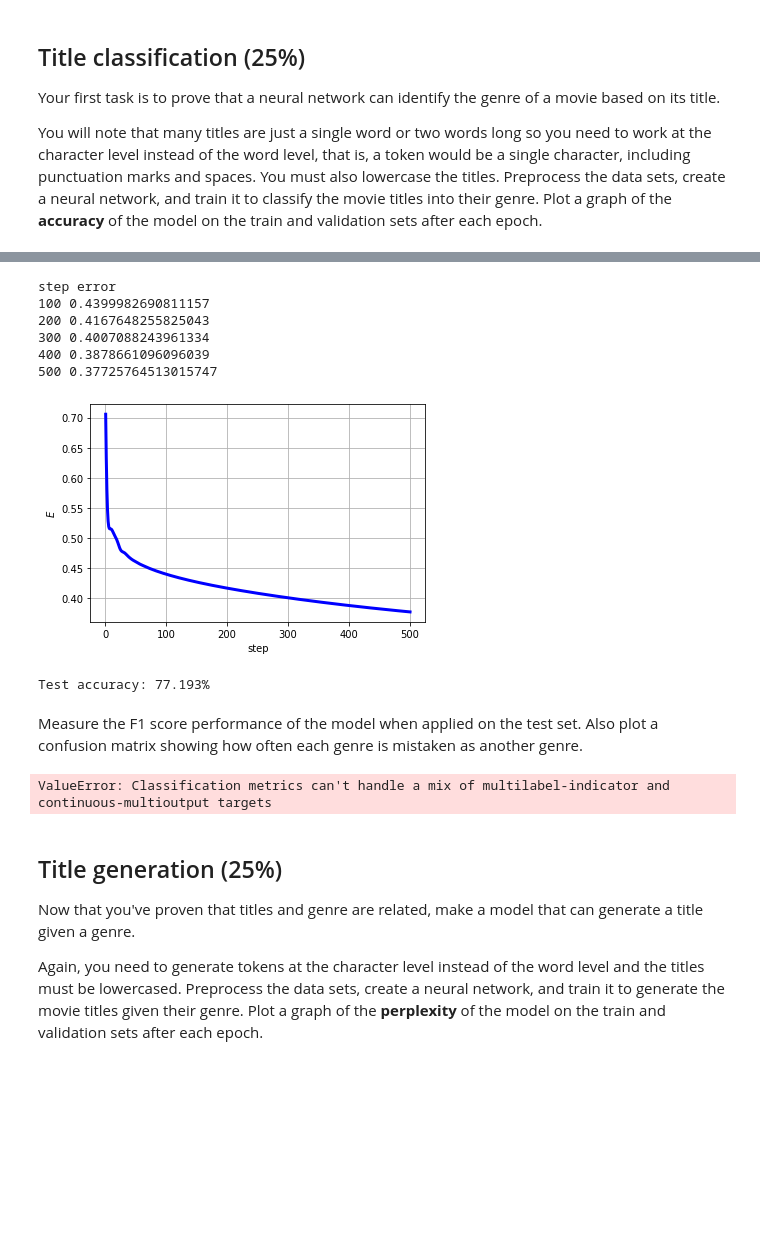
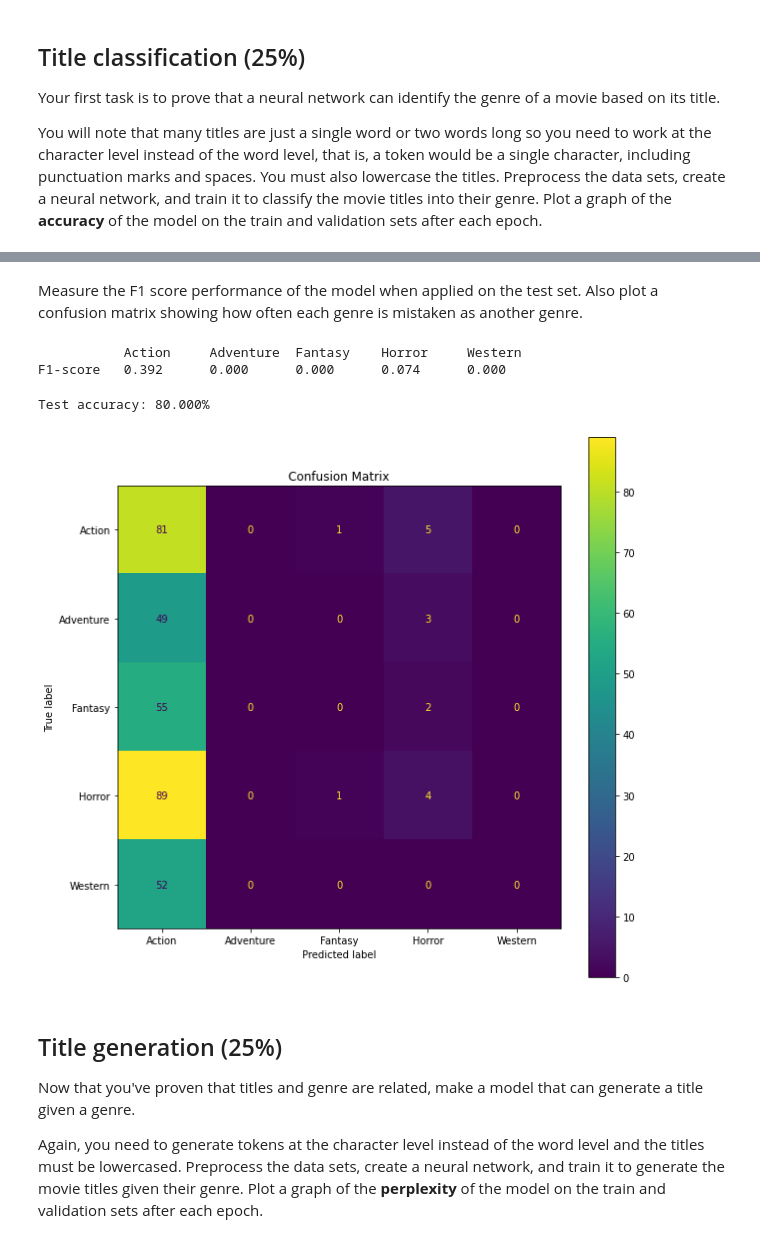
Before and after one commit to MaximCamilleri/Movie-Title-Genre-Prediction-and-Creation, a Jupyter notebook: movie_titles.ipynb, the cells around one changed output, grey strips where cells are left out. Cells and saved outputs as stored; diff of their text form; code cells hidden in the pictures; blank space fills up the shorter version.

Commit message:
title generation

```diff
--- a/movie_titles.ipynb
+++ b/movie_titles.ipynb
@@ -65,10 +68,3 @@ From your processed data set, display:
 
 * the amount of movies in each genre and split
 * 5 examples of movie titles from each genre and split
-# %%
-print(f"Training Set Size: {len(train)}")
-print(f"Validation Set Size: {len(validate)}")
-print(f"Test Set Size: {len(test)}")
-
-for genre in data['genre'].unique():
-    print(f"Num. of movies with genre {genre}: {len(data[data['genre'] == genre])} ")
@@ -83,0 +71,18 @@ Num. of movies with genre Fantasy: 559
+# %%
+train_genres = []
+test_genres = []
+validate_genres = []
+
+for genre in genres:
+    train_genres.append(len(train[train['genre'] == genre]))
+for genre in genres:
+    test_genres.append(len(test[test['genre'] == genre]))
+for genre in genres:
+    validate_genres.append(len(validate[validate['genre'] == genre]))
+
+print("{:<10} {:<14} {:<14} {:<14} {:<14} {:<14} {:<14}".format('', 'Action', 'Horror', 'Fantasy', 'Western', 'Adventure', 'Totals'))
+print("{:<10} {:<14} {:<14} {:<14} {:<14} {:<14} {:<14}".format('Train', train_genres[0], train_genres[1], train_genres[2], train_genres[3], train_genres[4], len(train)))
+print("{:<10} {:<14} {:<14} {:<14} {:<14} {:<14} {:<14}".format('Test', test_genres[0], test_genres[1], test_genres[2], test_genres[3], test_genres[4], len(test)))
+print("{:<10} {:<14} {:<14} {:<14} {:<14} {:<14} {:<14}".format('Test', validate_genres[0], validate_genres[1], validate_genres[2], validate_genres[3], validate_genres[4], len(validate)))
+print("{:<10} {:<14} {:<14} {:<14} {:<14} {:<14} {:<14}".format('Totals', len(data[data['genre'] == 'Horror']), len(data[data['genre'] == 'Action']), len(data[data['genre'] == 'Western']),
+                                                                len(data[data['genre'] == 'Adventure']), len(data[data['genre'] == 'Fantasy']), len(data)))
@@ -281,28 +341,36 @@ class GenreClassifier():
         ax.plot(range(1, len(self.train_errors) + 1), self.train_errors, color='blue', linestyle='-', linewidth=3)
         ax.grid()
 # %%
-classifier = GenreClassifier(chars=vocab, iters=500, title_lens=train_lens, genre_size=len(genre), embedding=32, hidden=32, max_len=max_len)
-classifier.run(indexed_train_x, indexed_train_y)
+classifier = GenreClassifier(chars = vocab,
+                             iters = 50,
+                             title_lens = train_lens,
+                             genre_size = len(genre),
+                             embedding = 16,
+                             hidden = 16,
+                             max_len = max_len,
+                             window_size = 2)
+
+classifier.run(indexed_train_x, indexed_train_y, train_lens)
 classifier.errors()
-# %% [output]
-step error
-100 0.4399982690811157
-200 0.4167648255825043
-300 0.4007088243961334
-400 0.3878661096096039
-500 0.37725764513015747
-[figure, removed]
-# %%
-classifier.accuracy(indexed_test_x, indexed_test_y)
-# %% [output]
-Test accuracy: 77.193%
 # %% [markdown]
 Measure the F1 score performance of the model when applied on the test set.
 Also plot a confusion matrix showing how often each genre is mistaken as another genre.
 # %%
-classifier.f1_score(indexed_test_x, indexed_test_y)
+f1_score = classifier.f1_score(indexed_test_x, test_y, test_lens)
+
+print("{:<10} {:<10} {:<10} {:<10} {:<10} {:<10}".format("", genre[0], genre[1], genre[2], genre[3], genre[4]))
+print("{:<10} {:<10.3f} {:<10.3f} {:<10.3f} {:<10.3f} {:<10.3f}".format("F1-score", f1_score[0], f1_score[1], f1_score[2], f1_score[3], f1_score[4]))
 # %% [output]
-ValueError: Classification metrics can't handle a mix of multilabel-indicator and continuous-multioutput targets
+           Action     Adventure  Fantasy    Horror     Western
+F1-score   0.392      0.000      0.000      0.074      0.000
+# %%
+classifier.accuracy(indexed_test_x, indexed_test_y, test_lens)
+# %% [output]
+Test accuracy: 80.000%
+# %%
+classifier.confusion_matrix(indexed_test_x, test_y, test_lens)
+# %% [output]
+[figure, added]
 # %% [markdown]
 ## Title generation (25%)
 
```
Also changed, not shown: parts of 10 cells of this notebook.
